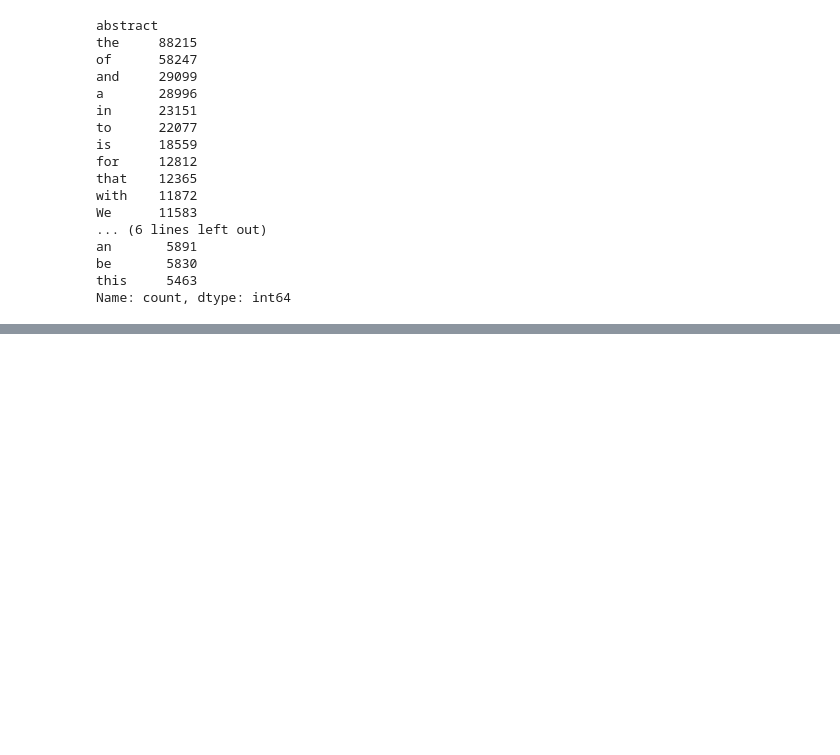
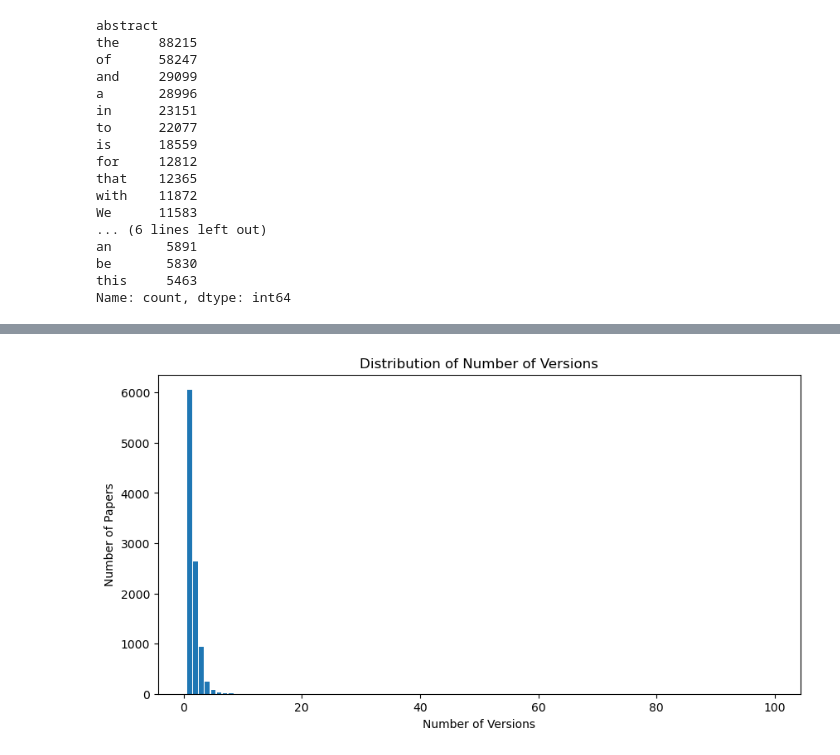
Before and after one commit to MeharaWeeratunga/arxiv-analyzer, a Jupyter notebook: notebooks/arxiv_analysis.ipynb, the cells around one changed output, grey strips where cells are left out. Saved outputs shown, nothing was run; the diff lists cells and outputs as text; code cells hidden in the pictures; blank space fills up the shorter version.

```diff
--- a/notebooks/arxiv_analysis.ipynb
+++ b/notebooks/arxiv_analysis.ipynb
@@ -595,0 +600,10 @@ Name: count, dtype: int64
+# %%
+df["abstract_length"] = df["abstract"].str.len()
+
+df["title_length"] = df["title"].str.len()
+
+df["num_authors"] = df["authors_parsed"].apply(len)
+
+df["publication_year"] = pub_date.dt.year
+
+df["num_versions"] = df["versions"].apply(len)
@@ -595,0 +644,17 @@ Name: count, dtype: int64
+# %%
+version_counts = df["num_versions"].value_counts().sort_index()
+
+plt.figure(figsize=(10,5))
+
+plt.bar(
+    version_counts.index,
+    version_counts.values
+)
+
+plt.title("Distribution of Number of Versions")
+plt.xlabel("Number of Versions")
+plt.ylabel("Number of Papers")
+
+plt.show()
+# %% [output]
+[figure, added]
```
Also changed, not shown: parts of 19 cells of this notebook, 1 other file.
